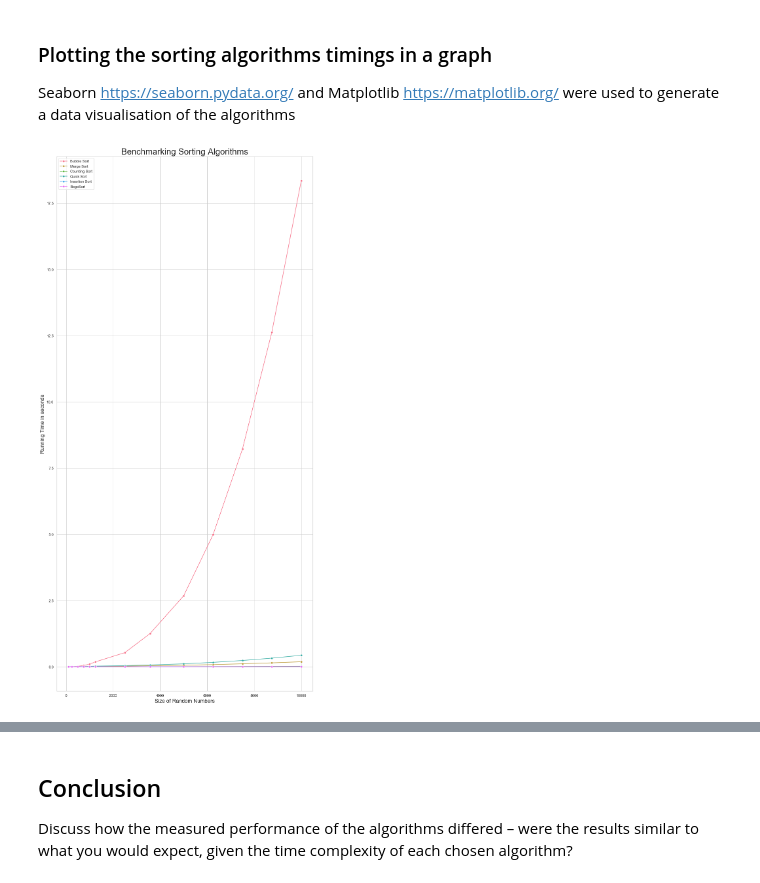
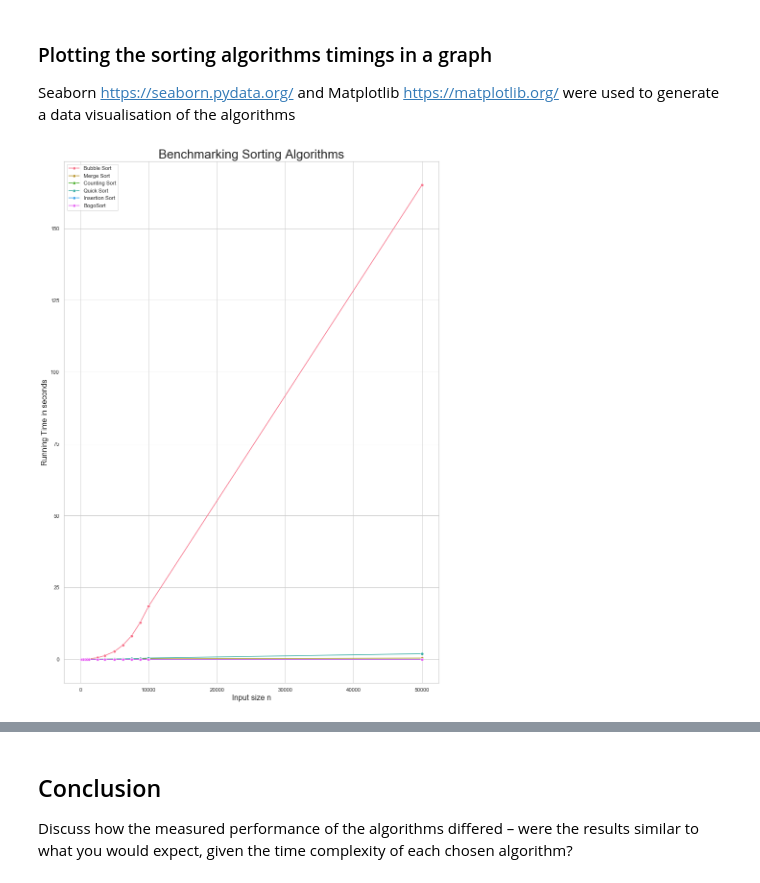
Before and after one commit to RitRa/Algorithms-project-, a Jupyter notebook: Benchmarking Sorting Algorithms.ipynb, the cells around one changed output, grey strips where cells are left out. Cells and saved outputs as stored; diff of their text form; code cells hidden in the pictures.

```diff
--- a/Benchmarking Sorting Algorithms.ipynb
+++ b/Benchmarking Sorting Algorithms.ipynb
@@ -351,7 +424,7 @@ import numpy as np
 
 df = pd.DataFrame(columns = ['Size','Bubble Sort', 'Merge Sort', 'Counting sort', 'Quick sort', 'Insertion sort', 'BogoSort'])
 
-df['Size'] = [100, 250, 500, 750, 1000, 1250, 2500, 3570, 5000, 6250, 7500, 8750, 10000]
+df['Size'] = [100, 250, 500, 750, 1000, 1250, 2500, 3570, 5000, 6250, 7500, 8750, 10000, 50000]
 
 df['Bubble Sort'] = bubble_avglist
 df['Merge Sort'] = mergesort_avglist
@@ -398,36 +472,36 @@ Seaborn https://seaborn.pydata.org/ and Matplotlib https://matplotlib.org/ were
 # %%
 import seaborn as sns
 import matplotlib.pyplot as plt
-sns.set(style="whitegrid", palette="husl", rc={'figure.figsize':(14,30)})
+sns.set(style="whitegrid", palette="husl", rc={'figure.figsize':(14,20)})
 
 title="Benchmarking Sorting Algorithms"
 
 
 # Bubble Sort
 bubble = sns.lineplot( x="Size", y="Bubble Sort", data=df, marker='o', label='Bubble Sort')
 # Merge sort
 merge = sns.lineplot( x="Size", y="Merge Sort", data=df, marker='o', label='Merge Sort')
 # Counting sort
 counting = sns.lineplot( x="Size", y="Counting sort", marker='o', data=df, label="Counting Sort")
 # Quick sort
 quick = sns.lineplot( x="Size", y="Quick sort", data=df, marker='o',label="Quick Sort")
 # Insertion sort
 insert = sns.lineplot( x="Size", y="Insertion sort", data=df, marker='o', label="Insertion Sort")
 
 # BogoSort
 bogo = sns.lineplot( x="Size", y="BogoSort", data=df, marker='o', label="BogoSort")
 
 
-plt.xlabel('Size of Random Numbers', fontsize=16)
+plt.xlabel('Input size n', fontsize=16)
 plt.ylabel('Running Time in seconds',fontsize=16)
 
 # Increasing font size
 plt.title(title, fontsize=26)
 
 # Show the plot
 plt.show()
 # %% [output]
-[figure, old version]
+[figure, new version]
 # %%
 import seaborn as sns
 import matplotlib.pyplot as plt
```
Also changed, not shown: parts of 31 cells of this notebook, 14 other files.
